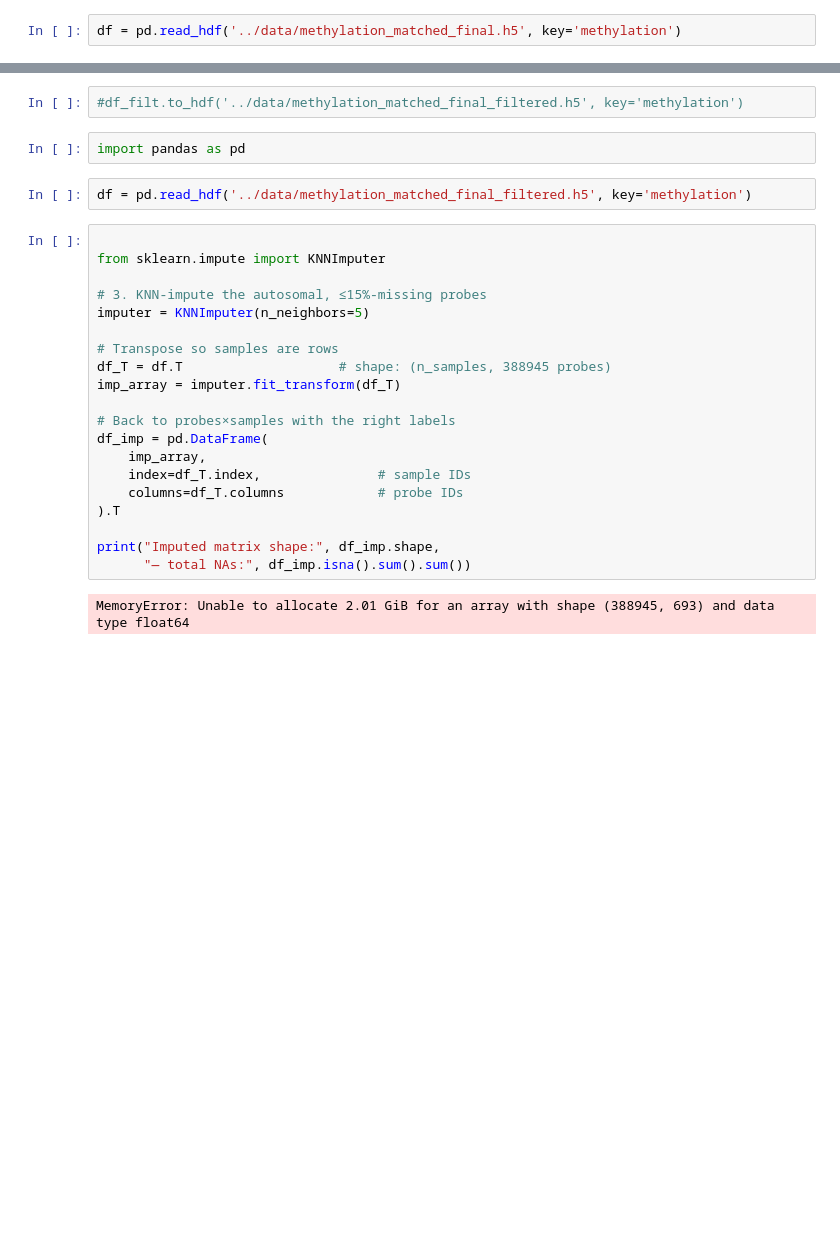
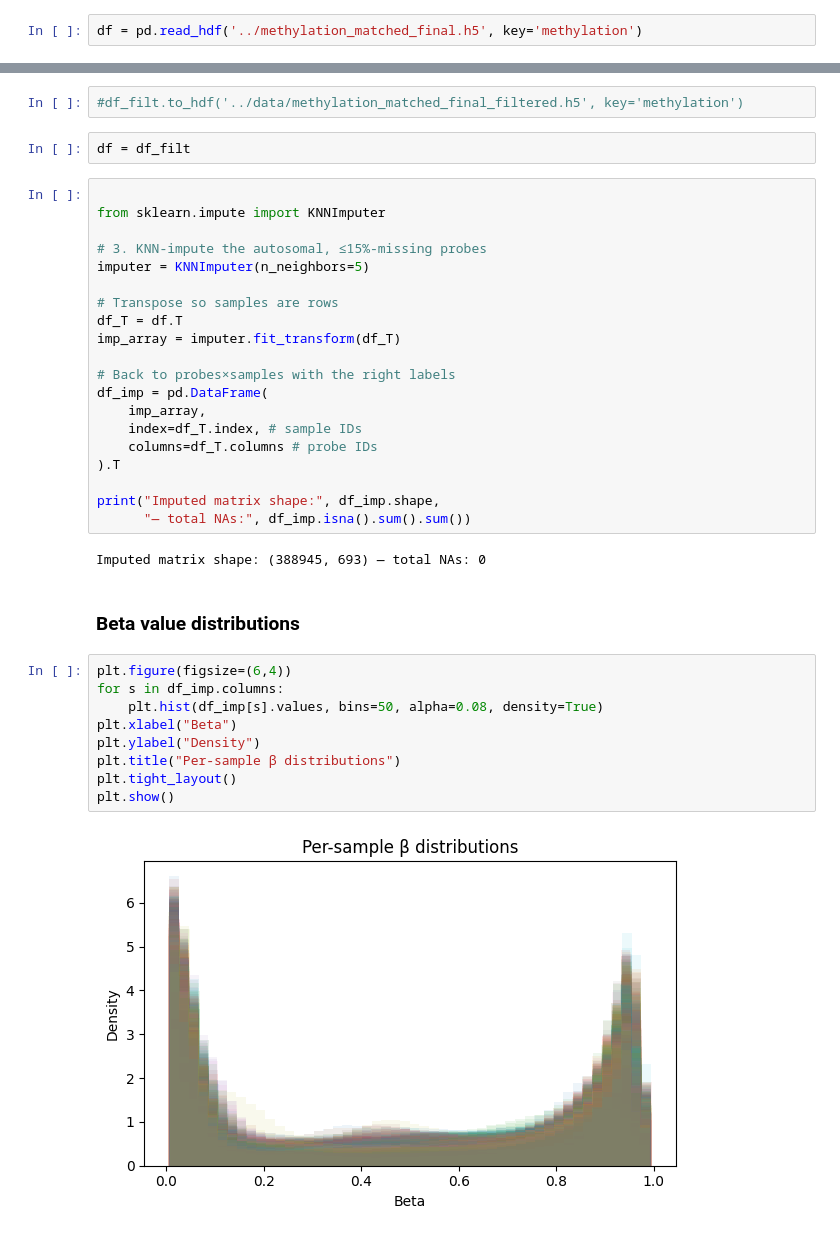
Before and after one commit to a-nadeem9/brca-epigenetic-age-acceleration-immune-multiomics-classifier, a Jupyter notebook: notebooks/01c_methylation_preprocessing.ipynb, the cells around one changed output, grey strips where cells are left out. Cells and saved outputs as stored; diff of their text form; blank space fills up the shorter version.

Commit message:
updated methylation notebook

```diff
--- a/notebooks/01c_methylation_preprocessing.ipynb
+++ b/notebooks/01c_methylation_preprocessing.ipynb
@@ -18,7 +18,7 @@ with h5py.File('../data/methylation_matched_final.h5', 'r') as f:
 Available datasets:
 methylation
 # %%
-df = pd.read_hdf('../data/methylation_matched_final.h5', key='methylation')
+df = pd.read_hdf('../methylation_matched_final.h5', key='methylation')
 # %%
 # Display the first few rows of the dataframe
 df.head()
@@ -70,10 +70,8 @@ print(f"{df_filt.shape[0]} autosomal probes remain")
 388945 autosomal probes remain
 # %%
 #df_filt.to_hdf('../data/methylation_matched_final_filtered.h5', key='methylation')
-# %%
-import pandas as pd
-# %%
-df = pd.read_hdf('../data/methylation_matched_final_filtered.h5', key='methylation')
+# %%
+df = df_filt
 # %%
 
 from sklearn.impute import KNNImputer
@@ -82,17 +80,30 @@ from sklearn.impute import KNNImputer
 imputer = KNNImputer(n_neighbors=5)
 
 # Transpose so samples are rows
-df_T = df.T                    # shape: (n_samples, 388945 probes)
+df_T = df.T
 imp_array = imputer.fit_transform(df_T)
 
 # Back to probes×samples with the right labels
 df_imp = pd.DataFrame(
     imp_array,
-    index=df_T.index,               # sample IDs
-    columns=df_T.columns            # probe IDs
+    index=df_T.index, # sample IDs
+    columns=df_T.columns # probe IDs
 ).T
 
 print("Imputed matrix shape:", df_imp.shape,
       "— total NAs:", df_imp.isna().sum().sum())
 # %% [output]
-MemoryError: Unable to allocate 2.01 GiB for an array with shape (388945, 693) and data type float64
+Imputed matrix shape: (388945, 693) — total NAs: 0
+# %% [markdown]
+### Beta value distributions
+# %%
+plt.figure(figsize=(6,4))
+for s in df_imp.columns:
+    plt.hist(df_imp[s].values, bins=50, alpha=0.08, density=True)
+plt.xlabel("Beta")
+plt.ylabel("Density")
+plt.title("Per-sample β distributions")
+plt.tight_layout()
+plt.show()
+# %% [output]
+[figure, added]
```
Also changed, not shown: parts of 15 cells of this notebook.
